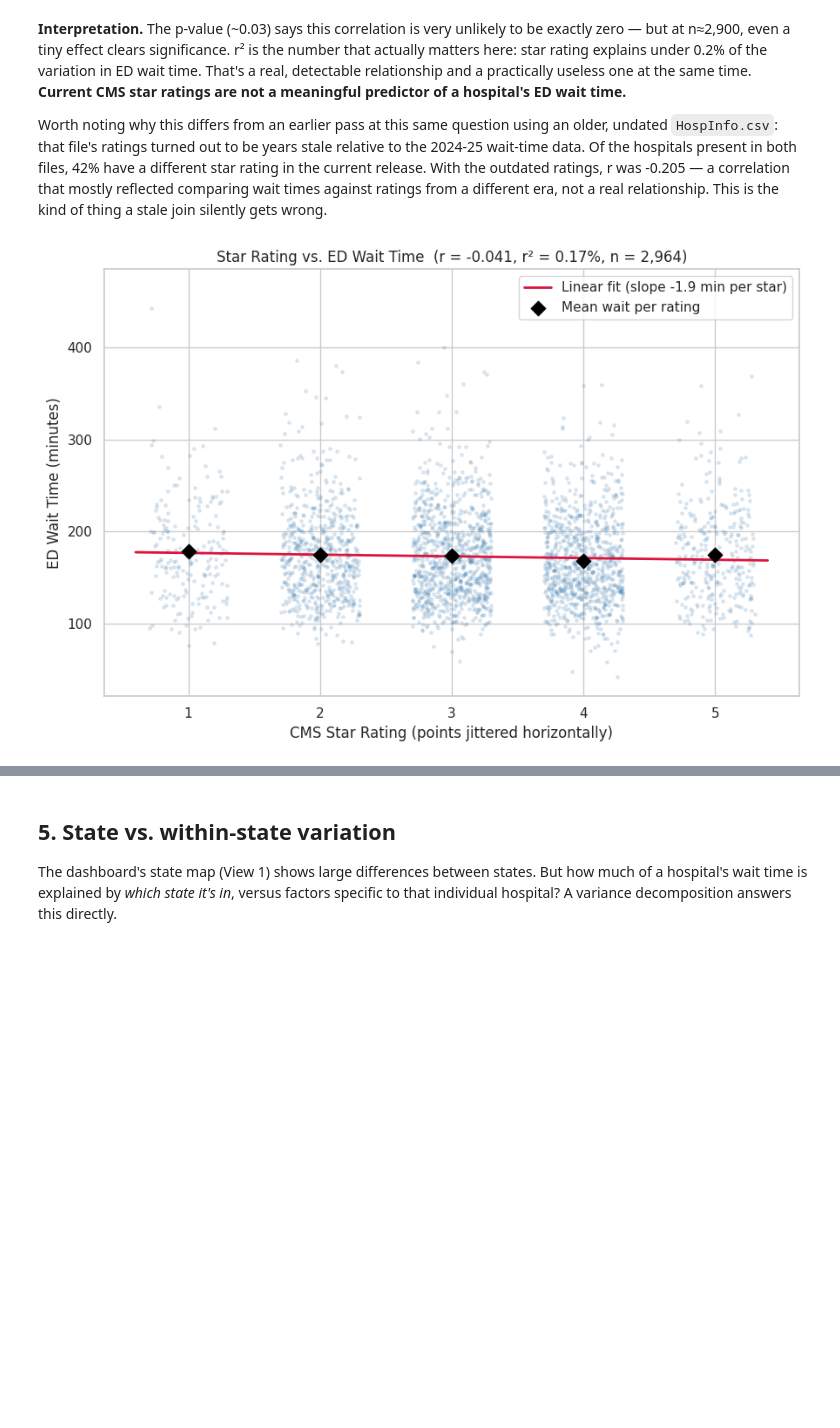
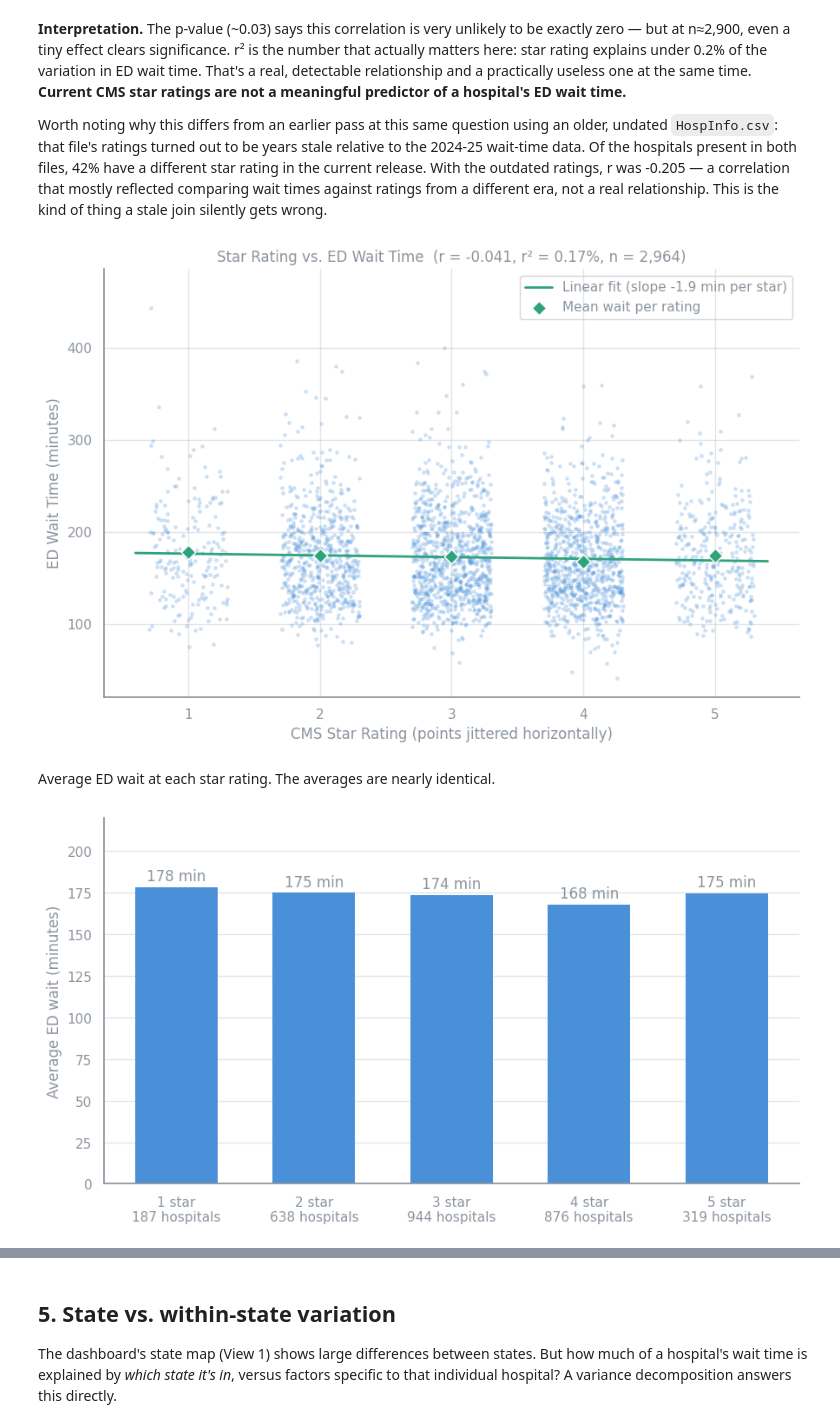
Before and after one commit to grimrabbit/healthcare-cms-dashboard, a Jupyter notebook: notebook/cms_analysis.ipynb, the cells around one changed output, grey strips where cells are left out. Drawn from its saved outputs; the diff is of its cells as text; code cells hidden in the pictures; blank space fills up the shorter version.

```diff
--- a/notebook/cms_analysis.ipynb
+++ b/notebook/cms_analysis.ipynb
@@ -127,16 +138,33 @@ slope, intercept = np.polyfit(df["star_rating"], df["ed_wait_minutes"], 1)
 xs = np.array([0.6, 5.4])
 
 fig, ax = plt.subplots(figsize=(9, 6))
-ax.scatter(df["star_rating"] + jitter, df["ed_wait_minutes"], s=6, alpha=0.15, color="steelblue")
-ax.plot(xs, intercept + slope * xs, color="crimson", linewidth=2, label=f"Linear fit (slope {slope:.1f} min per star)")
-ax.scatter(means.index, means.values, marker="D", s=70, color="black", zorder=3, label="Mean wait per rating")
+ax.scatter(df["star_rating"] + jitter, df["ed_wait_minutes"], s=6, alpha=0.2, color=BLUE)
+ax.plot(xs, intercept + slope * xs, color=GREEN, linewidth=2, label=f"Linear fit (slope {slope:.1f} min per star)")
+ax.scatter(means.index, means.values, marker="D", s=70, color=GREEN, edgecolor="white", zorder=3, label="Mean wait per rating")
 ax.set_xticks([1, 2, 3, 4, 5])
 ax.set_xlabel("CMS Star Rating (points jittered horizontally)")
 ax.set_ylabel("ED Wait Time (minutes)")
 ax.set_title(f"Star Rating vs. ED Wait Time  (r = {r:.3f}, r\u00b2 = {r_squared:.2%}, n = {len(df):,})")
 ax.legend(loc="upper right")
 plt.tight_layout()
-plt.savefig("../docs/screenshots/scatter_star_rating.png", dpi=150)
 plt.show()
 # %% [output]
-[figure, old version]
+[figure, new version]
+# %% [markdown]
+Average ED wait at each star rating. The averages are nearly identical.
+# %%
+summary = df.groupby("star_rating")["ed_wait_minutes"].agg(["mean", "size"])
+
+fig, ax = plt.subplots(figsize=(9, 5))
+bars = ax.bar(range(len(summary)), summary["mean"], color=BLUE, width=0.6)
+for bar, avg in zip(bars, summary["mean"]):
+    ax.text(bar.get_x() + bar.get_width() / 2, avg + 4, f"{avg:.0f} min", ha="center", fontsize=12)
+ax.set_xticks(range(len(summary)))
+ax.set_xticklabels([f"{k} star\n{n:,} hospitals" for k, n in summary["size"].items()])
+ax.set_ylabel("Average ED wait (minutes)")
+ax.set_ylim(0, 220)
+ax.grid(axis="x", visible=False)
+plt.tight_layout()
+plt.show()
+# %% [output]
+[figure, added]
```
Also changed, not shown: parts of 9 cells of this notebook, 7 other files.
